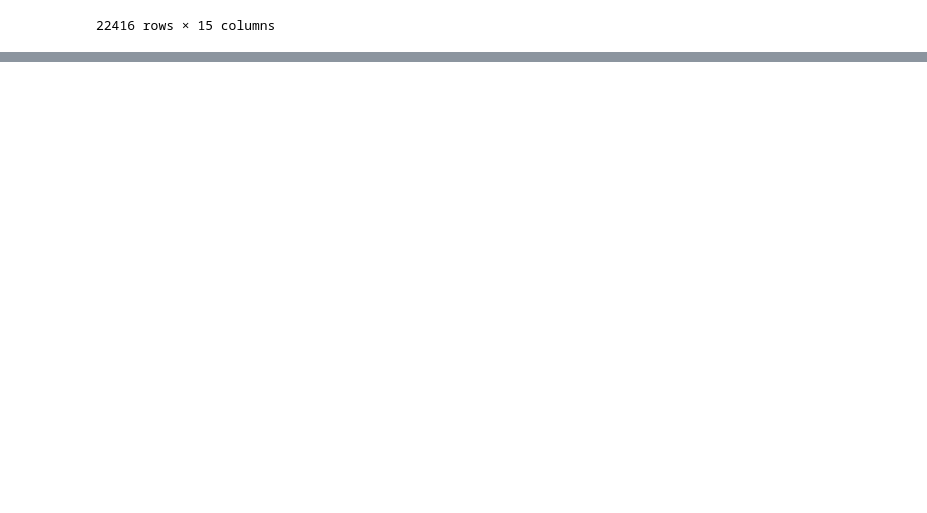
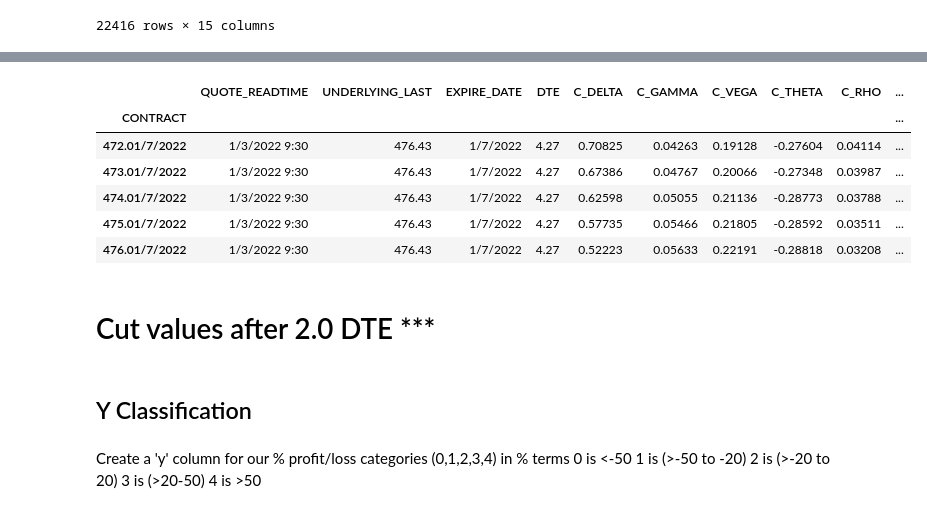
Before and after one commit to aarch23/OptYx, a Jupyter notebook: SpyRawDataV2.ipynb, the cells around one changed output, grey strips where cells are left out. Drawn from its saved outputs; the diff is of its cells as text; code cells hidden in the pictures; blank space fills up the shorter version.

```diff
--- a/SpyRawDataV2.ipynb
+++ b/SpyRawDataV2.ipynb
@@ -303,0 +385,23 @@ spy_data_v7.loc['472.01/7/2022', : ]
+# %%
+spy_data_v8 = spy_data_v7.drop(columns= ['ROI3'])
+spy_data_v8.head()
+# %% [output]
+|  | QUOTE_READTIME | UNDERLYING_LAST | EXPIRE_DATE | DTE | C_DELTA | C_GAMMA | C_VEGA | C_THETA | C_RHO | ... |
+| CONTRACT |  |  |  |  |  |  |  |  |  | ... |
+| 472.01/7/2022 | 1/3/2022 9:30 | 476.43 | 1/7/2022 | 4.27 | 0.70825 | 0.04263 | 0.19128 | -0.27604 | 0.04114 | ... |
+| 473.01/7/2022 | 1/3/2022 9:30 | 476.43 | 1/7/2022 | 4.27 | 0.67386 | 0.04767 | 0.20066 | -0.27348 | 0.03987 | ... |
+| 474.01/7/2022 | 1/3/2022 9:30 | 476.43 | 1/7/2022 | 4.27 | 0.62598 | 0.05055 | 0.21136 | -0.28773 | 0.03788 | ... |
+| 475.01/7/2022 | 1/3/2022 9:30 | 476.43 | 1/7/2022 | 4.27 | 0.57735 | 0.05466 | 0.21805 | -0.28592 | 0.03511 | ... |
+| 476.01/7/2022 | 1/3/2022 9:30 | 476.43 | 1/7/2022 | 4.27 | 0.52223 | 0.05633 | 0.22191 | -0.28818 | 0.03208 | ... |
+# %% [markdown]
+# Cut values after 2.0 DTE ***
+# %% [markdown]
+## Y Classification
+# %% [markdown]
+Create a 'y' column for our % profit/loss categories (0,1,2,3,4)
+in % terms
+0 is <-50
+1 is (>-50 to -20)
+2 is (>-20 to 20)
+3 is (>20-50)
+4 is >50
```
Also changed, not shown: parts of 8 cells of this notebook.
